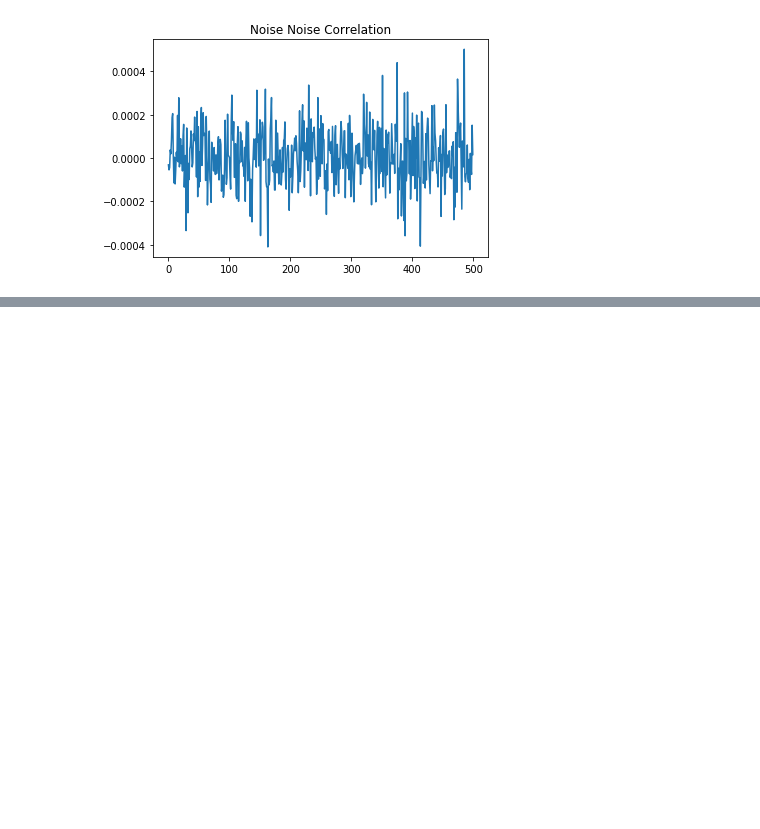
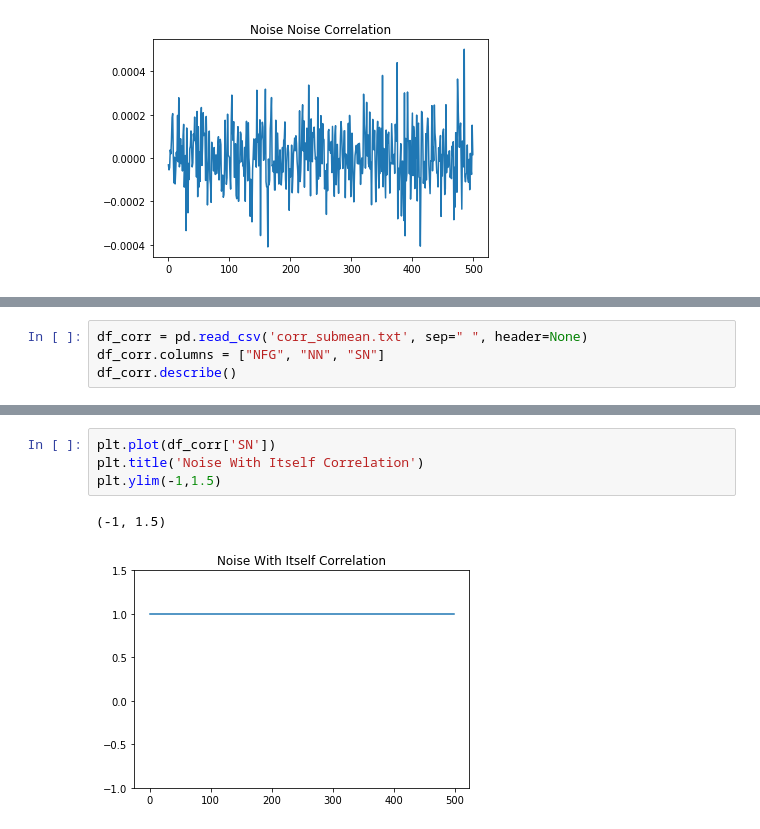
Before and after one commit to hannahfro/Hannah-Msc, a Jupyter notebook: Correlation Gumdrop Runs.ipynb, the cells around one changed output, grey strips where cells are left out. Saved outputs shown, nothing was run; the diff lists cells and outputs as text; blank space fills up the shorter version.

```diff
--- a/Correlation Gumdrop Runs.ipynb
+++ b/Correlation Gumdrop Runs.ipynb
@@ -53,0 +77,4 @@ Text(0.5, 1.0, 'Noise-Noise Correlation')
+# %%
+df_corr = pd.read_csv('corr_submean.txt', sep=" ", header=None)
+df_corr.columns = ["NFG", "NN", "SN"]
+df_corr.describe()
@@ -53,0 +91,7 @@ Text(0.5, 1.0, 'Noise-Noise Correlation')
+# %%
+plt.plot(df_corr['SN'])
+plt.title('Noise With Itself Correlation')
+plt.ylim(-1,1.5)
+# %% [output]
+(-1, 1.5)
+[figure, added]
```
Also changed, not shown: parts of 7 cells of this notebook, 29 other files.
